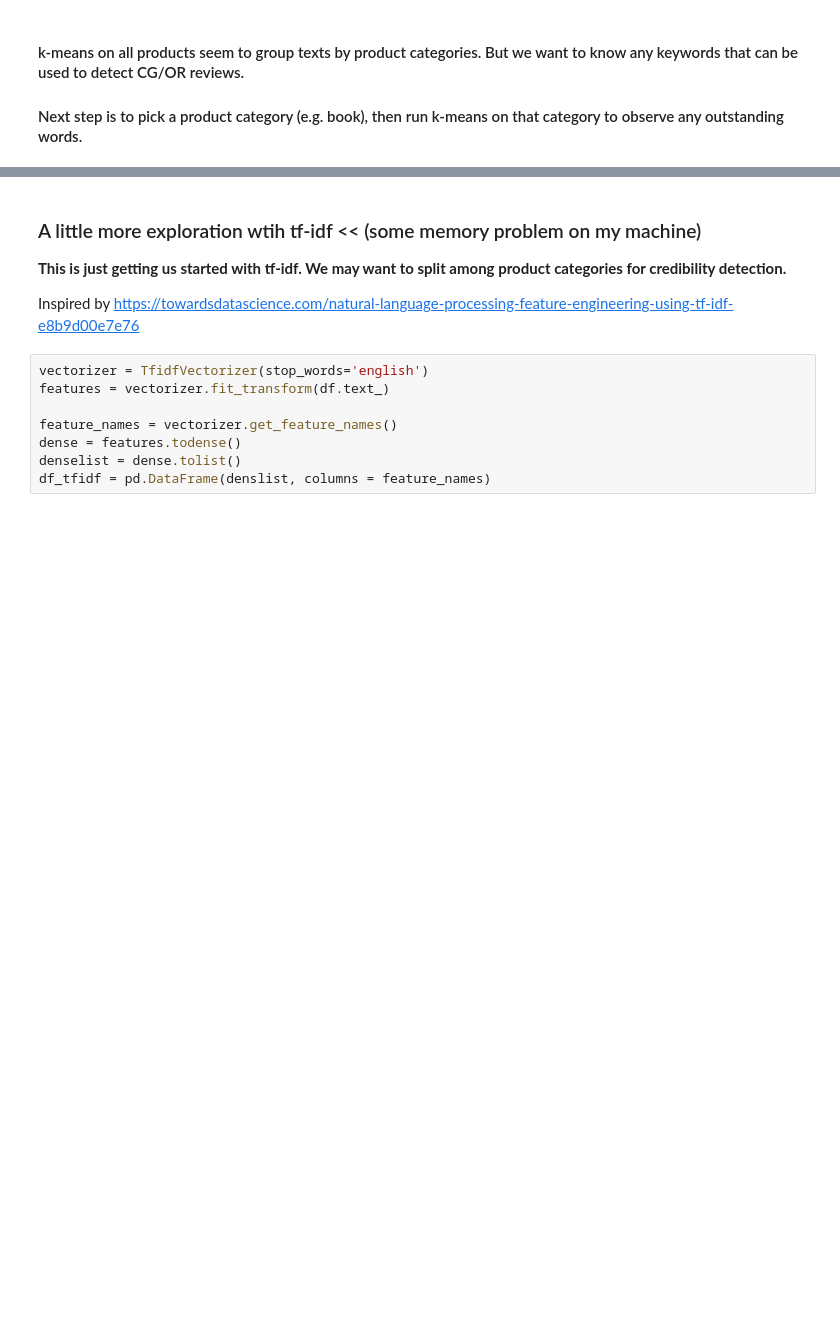
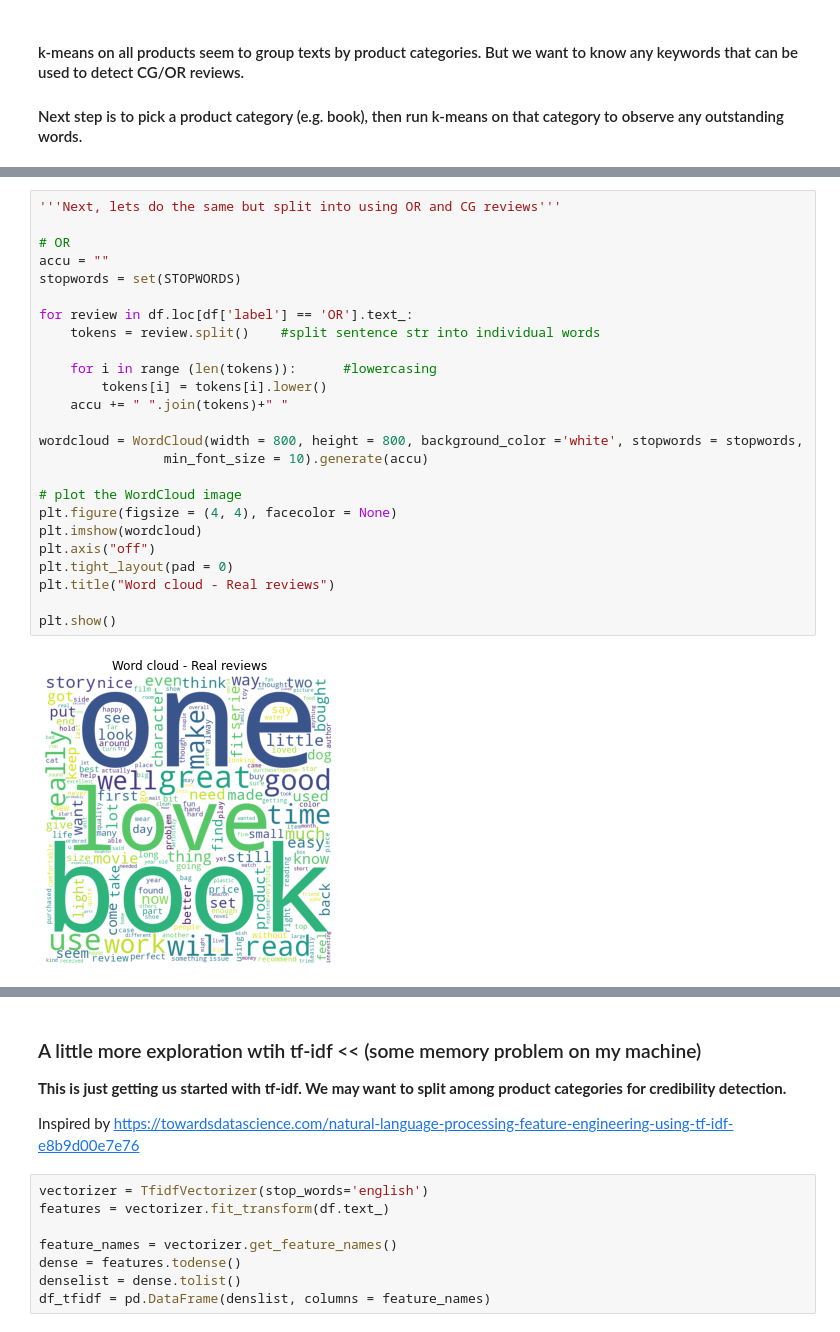
Before and after one commit to yqian000/OnlineReviewDetection, a Jupyter notebook: data_explore.ipynb, the cells around one changed output, grey strips where cells are left out. Cells and saved outputs as stored; diff of their text form; blank space fills up the shorter version.

```diff
--- a/data_explore.ipynb
+++ b/data_explore.ipynb
@@ -274,0 +299,27 @@ book read good series great recommend books love story characters enjoyed loved
+# %%
+'''Next, lets do the same but split into using OR and CG reviews'''
+
+# OR
+accu = ""
+stopwords = set(STOPWORDS)
+
+for review in df.loc[df['label'] == 'OR'].text_:
+    tokens = review.split()    #split sentence str into individual words
+
+    for i in range (len(tokens)):      #lowercasing
+        tokens[i] = tokens[i].lower()
+    accu += " ".join(tokens)+" "
+
+wordcloud = WordCloud(width = 800, height = 800, background_color ='white', stopwords = stopwords,
+                min_font_size = 10).generate(accu)
+
+# plot the WordCloud image
+plt.figure(figsize = (4, 4), facecolor = None)
+plt.imshow(wordcloud)
+plt.axis("off")
+plt.tight_layout(pad = 0)
+plt.title("Word cloud - Real reviews")
+
+plt.show()
+# %% [output]
+[figure, added]
```
Also changed, not shown: parts of 10 cells of this notebook.
